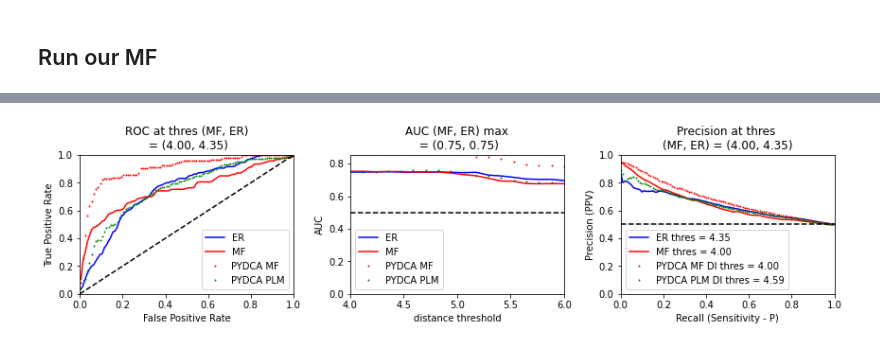
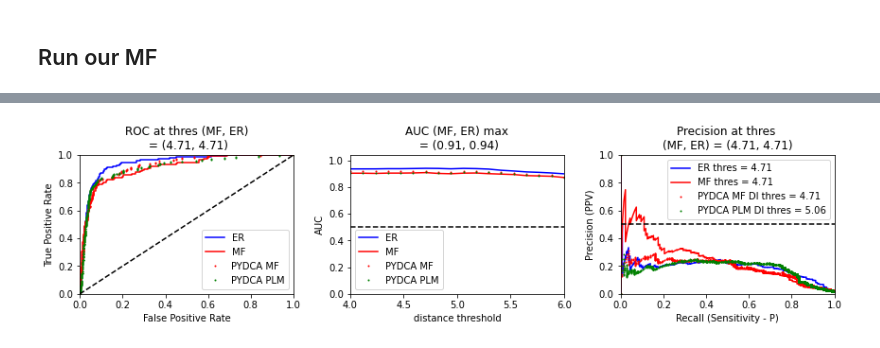
Before and after one commit to evancresswell/DCA_ER, a Jupyter notebook: PDB2contact_pipeline.ipynb, the cells around one changed output, grey strips where cells are left out. Saved outputs shown, nothing was run; the diff lists cells and outputs as text; code cells hidden in the pictures.

```diff
--- a/PDB2contact_pipeline.ipynb
+++ b/PDB2contact_pipeline.ipynb
@@ -521,11 +640,16 @@ auc_MF = np.zeros(n)
 
 for i in range(n):
     try:
-        p,tp,fp = roc_curve(ct_mat, MF_di, ct_thres[i])
+#         p,tp,fp = roc_curve(ct_mat, MF_di, ct_thres[i])
+        fpr, tpr, thresholds, auc = roc_curve_new(ct_mat, MF_di, ct_thres[i])
+
         if i in iplot:
-            plt.plot(fp,tp,label='thres = %3.2f'%ct_thres[i])
-        auc_MF[i] = tp.sum()/tp.shape[0]
-    except(RuntimeWarning):
+#             plt.plot(fp,tp,label='thres = %3.2f'%ct_thres[i])
+            plt.plot(fpr, tpr, label='thres = %3.2f'%ct_thres[i])
+
+#         auc_MF[i] = tp.sum()/tp.shape[0]
+        auc_MF[i] = auc
+    except:
         auc_MF[i] = 0
 plt.xlim([0,1])
 plt.ylim([0,1])
@@ -534,7 +658,8 @@ plt.ylabel('True Positive Rate')
 
 i0_MF = np.argmax(auc_MF)
 print('auc max:',ct_thres[i0_MF],auc_MF[i0_MF])
-p0_MF,tp0_MF,fp0_MF = tools.roc_curve(ct,MF_di,ct_thres[i0_MF])
+# p0_MF,tp0_MF,fp0_MF = tools.roc_curve(ct_mat, MF_di,ct_thres[i0_MF])
+fpr0_MF, tpr0_MF, thresholds, auc = roc_curve_new(ct_mat, MF_di, ct_thres[i0_MF])
 
 
 plt.subplot2grid((1,4),(0,1))
@@ -549,7 +674,8 @@ plt.ylabel('AUC')
 
 plt.subplot2grid((1,4),(0,2))
 plt.title('ROC at thres = %3.2f'%(ct_thres[i0_MF]))
-plt.plot(fp0_MF,tp0_MF,'r-')
+# plt.plot(fp0_MF,tp0_MF,'r-')
+plt.plot(fpr0_MF,tpr0_MF,'r-')
 plt.plot([0,1],[0,1],'k--')
 plt.xlim([0,1])
 plt.ylim([0,1])
@@ -558,7 +684,9 @@ plt.ylabel('True Positive Rate')
 
 plt.subplot2grid((1,4),(0,3))
 plt.title('Precision-Recall Curve')
-plt.plot(p0_MF, tp0_MF / (tp0_MF + fp0_MF), 'r-', label='thres = %s'%ct_thres[i0_MF])
+precision_MF, recall_MF, threshold = precision_curve(ct_mat, MF_di, ct_thres[i0_MF])
+# plt.plot(p0_MF, tp0_MF / (tp0_MF + fp0_MF), 'r-', label='thres = %s'%ct_thres[i0_MF])
+plt.plot(recall_MF, precision_MF, 'r-', label='thres = %s'%ct_thres[i0_MF])
 plt.xlabel('Recall (Sensitivity - P)')
 plt.ylabel('Precision (PPV)')
 
@@ -695,10 +904,10 @@ plt.figure(figsize=(12.0,3.2))
 # Plot ROC for optimal DCA vs optimal ER
 plt.subplot2grid((1,3),(0,0))
 plt.title('ROC at thres (MF, ER)\n = (%3.2f, %3.2f)'%(ct_thres[i0_MF],ct_thres[i0_ER]))
-plt.plot(fp0_ER,tp0_ER,'b-',label="ER")
-plt.plot(fp0_MF,tp0_MF,'r-',label="MF")
-plt.plot(fp0_pydca_MF,tp0_pydca_MF,'ro',label="PYDCA MF", markersize=1)
-plt.plot(fp0_pydca_PLM,tp0_pydca_PLM,'go',label="PYDCA PLM", markersize=1)
+plt.plot(fpr0_ER,tpr0_ER,'b-',label="ER")
+plt.plot(fpr0_MF,tpr0_MF,'r-',label="MF")
+plt.plot(fpr0_pydca_MF,tpr0_pydca_MF,'ro',label="PYDCA MF", markersize=1)
+plt.plot(fpr0_pydca_PLM,tpr0_pydca_PLM,'go',label="PYDCA PLM", markersize=1)
 
 plt.plot([0,1],[0,1],'k--')
 plt.xlim([0,1])
@@ -712,35 +921,38 @@ plt.subplot2grid((1,3),(0,1))
 plt.title('AUC (MF, ER) max\n = (%3.2f, %3.2f)' %(auc_MF[i0_MF], auc_ER[i0_ER]))
 plt.plot([ct_thres.min(),ct_thres.max()],[0.5,0.5],'k--')
 plt.plot(ct_thres,auc_ER,'b-',label="ER")
 plt.plot(ct_thres,auc_MF,'r-',label="MF")
 plt.plot(ct_thres,auc_pydca_MF,'ro',label="PYDCA MF", markersize=1)
 plt.plot(ct_thres,auc_pydca_PLM,'go',label="PYDCA PLM", markersize=1)
 plt.xlim([ct_thres.min(),ct_thres.max()])
 plt.ylim([0,max(auc_MF.max(), auc_ER.max())+0.1])
 plt.xlabel('distance threshold')
 plt.ylabel('AUC')
 plt.legend()
 
 # Plot Precision of optimal DCA and ER
 plt.subplot2grid((1,3),(0,2))
 plt.title('Precision at thres \n(MF, ER) = (%3.2f, %3.2f)'%(ct_thres[i0_MF],ct_thres[i0_ER]))
-plt.plot( p0_ER,tp0_ER / (tp0_ER + fp0_ER),'b-',label='ER thres = %3.2f'%ct_thres[i0_ER])
-plt.plot( p0_MF,tp0_MF / (tp0_MF + fp0_MF),'r-',label='MF thres = %3.2f'%ct_thres[i0_MF])
-plt.plot( p0_pydca_MF,tp0_pydca_MF / (tp0_pydca_MF + fp0_pydca_MF),'ro',label='PYDCA MF %s thres = %3.2f' % (method, ct_thres[i0_pydca_MF]), markersize=1)
-plt.plot( p0_pydca_PLM,tp0_pydca_PLM / (tp0_pydca_PLM + fp0_pydca_PLM),'go',label='PYDCA PLM %s thres = %3.2f' % (method, ct_thres[i0_pydca_PLM]), markersize=1)
+precision_pydca_MF, recall_pydca_MF, threshold = precision_curve(ct_mat, PYDCA_MF_di, ct_thres[i0_pydca_MF])
+precision_pydca_PLM, recall_pydca_PLM, threshold = precision_curve(ct_mat, PYDCA_PLM_di, ct_thres[i0_pydca_PLM])
+
+plt.plot( recall_ER, precision_ER,'b-',label='ER thres = %3.2f'%ct_thres[i0_ER])
+plt.plot( recall_MF, precision_MF,'r-',label='MF thres = %3.2f'%ct_thres[i0_MF])
+plt.plot( recall_pydca_MF, precision_pydca_MF,'ro',label='PYDCA MF %s thres = %3.2f' % (method, ct_thres[i0_pydca_MF]), markersize=1)
+plt.plot( recall_pydca_PLM, precision_pydca_PLM,'go',label='PYDCA PLM %s thres = %3.2f' % (method, ct_thres[i0_pydca_PLM]), markersize=1)
 
 plt.plot([0,1.],[.5,.5],'k--')
 plt.xlim([0,1])
 plt.ylim([0,1])
 plt.xlabel('Recall (Sensitivity - P)')
 plt.ylabel('Precision (PPV)')
 plt.legend()
 
 plt.tight_layout(h_pad=1, w_pad=1.5)
 
 plt.savefig('ERvPYDCA_%s_comparison.pdf' % method)
 
 
 # tools.hide_toggle()
 # %% [output]
-[figure, old version]
+[figure, new version]
```
Also changed, not shown: parts of 17 cells of this notebook, 3 other files.
